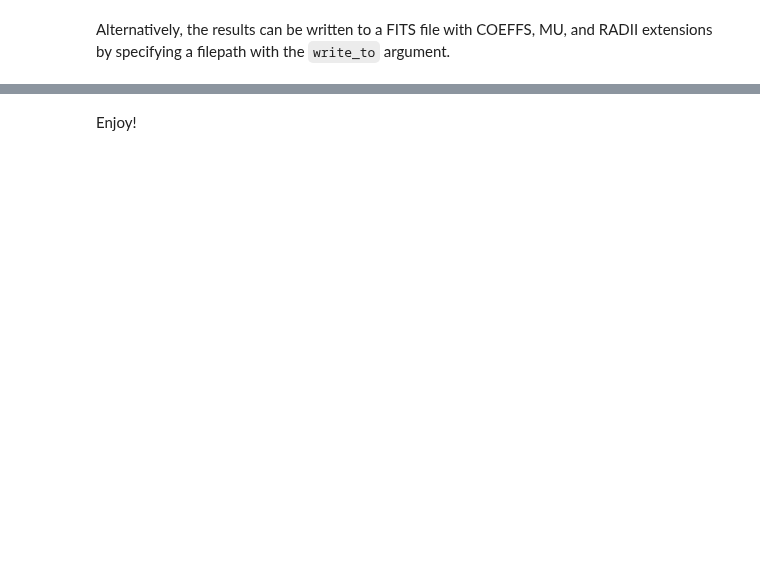
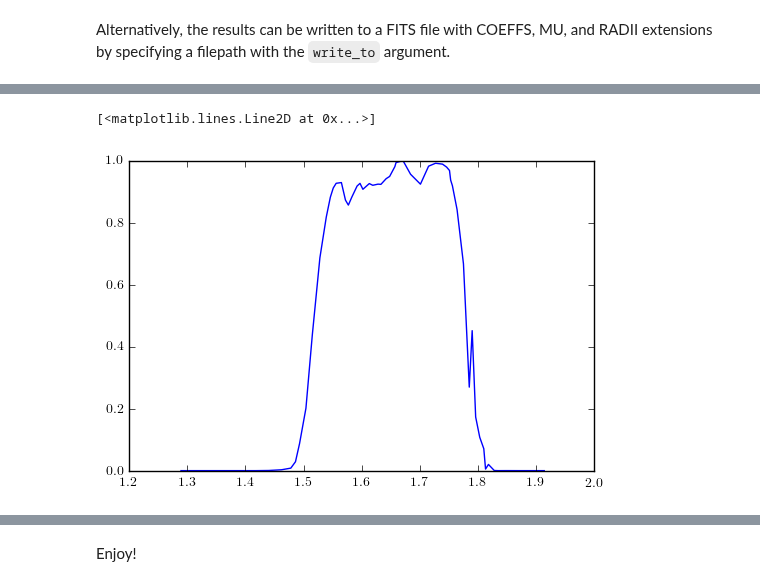
Before and after one commit to ExoCTK/exoctk, a Jupyter notebook: ExoCTK/limb_dark/ldc_demo.ipynb, the cells around one changed output, grey strips where cells are left out. Saved outputs shown, nothing was run; the diff lists cells and outputs as text; code cells hidden in the pictures; blank space fills up the shorter version.

```diff
--- a/ExoCTK/limb_dark/ldc_demo.ipynb
+++ b/ExoCTK/limb_dark/ldc_demo.ipynb
@@ -74,0 +86,6 @@ Alternatively, the results can be written to a FITS file with COEFFS, MU, and RA
+# %%
+H_band = core.Filter('2MASS.H')
+plt.plot(*H_band.rsr)
+# %% [output]
+[<matplotlib.lines.Line2D at 0x...>]
+[figure, added]
```
Also changed, not shown: parts of 12 cells of this notebook, 2 other files.
